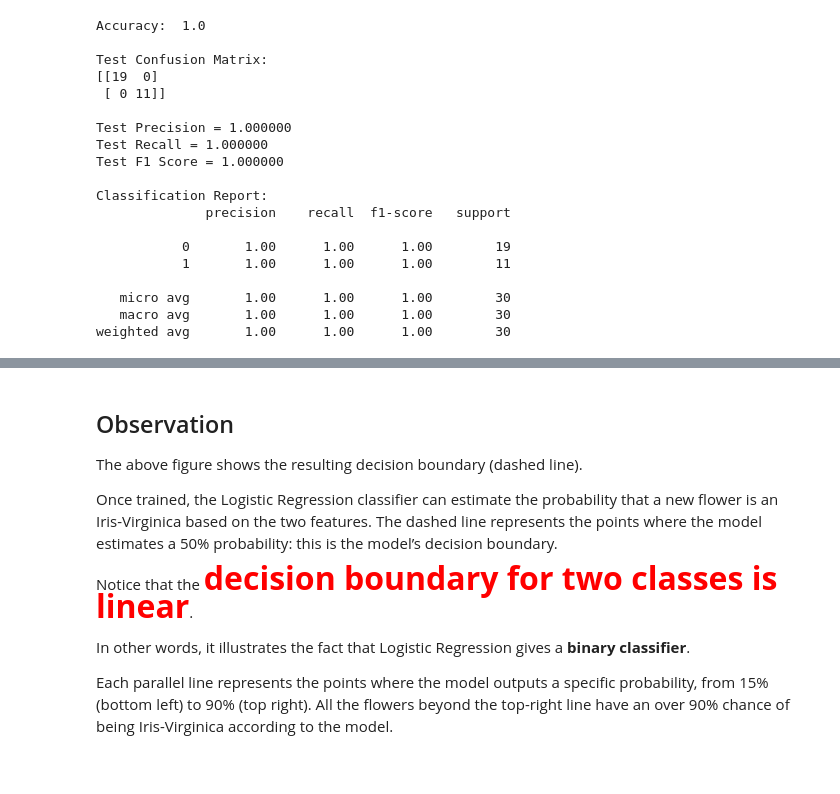
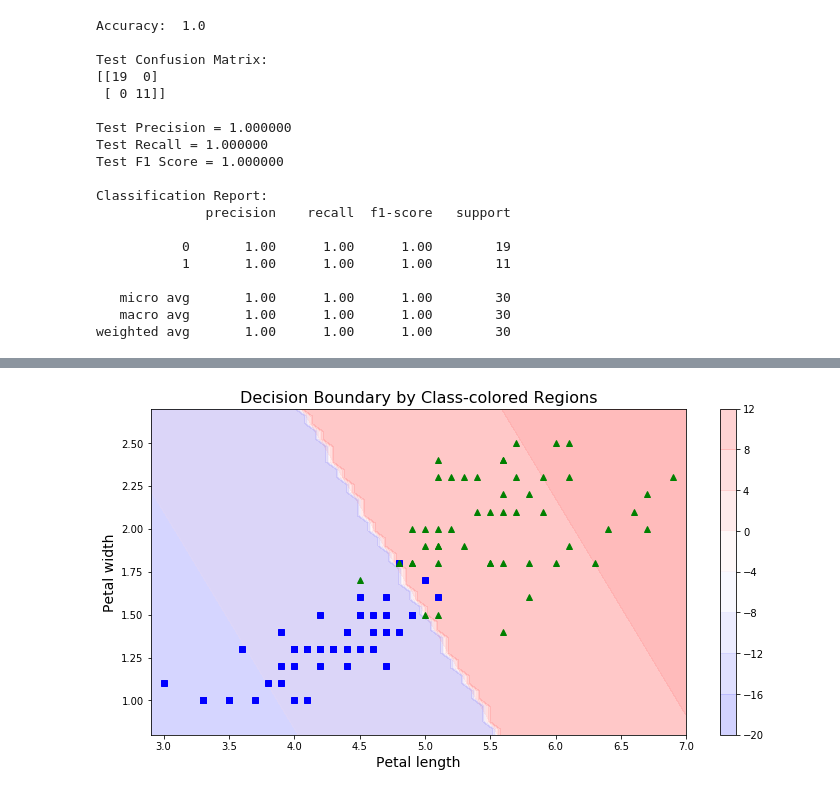
Before and after one commit to rhasanbd/Logistic-Regression-Comparative-Understanding, a Jupyter notebook: Logistic Regression-1-Binary Classification.ipynb, the cells around one changed output, grey strips where cells are left out. Saved outputs shown, nothing was run; the diff lists cells and outputs as text; code cells hidden in the pictures.

```diff
--- a/Logistic Regression-1-Binary Classification.ipynb
+++ b/Logistic Regression-1-Binary Classification.ipynb
@@ -232,12 +453,17 @@ plt.show()
-# %% [markdown]
-## Observation
-
-The above figure shows the resulting decision boundary (dashed line).
-
-Once trained, the Logistic Regression classifier can estimate the probability that a new flower is an Iris-Virginica based on the two features. The dashed line represents the points where the model estimates a 50% probability: this is the model’s decision boundary.
-
-Notice that the <strong><font color=red size=6>decision boundary for two classes is linear</font></strong>.
-
-In other words, it illustrates the fact that Logistic Regression gives a **binary classifier**.
-
-Each parallel line represents the points where the model outputs a specific probability, from 15% (bottom left) to 90% (top right). All the flowers beyond the top-right line have an over 90% chance of being Iris-Virginica according to the model.
+# %%
+plt.figure(figsize=(12, 6))
+
+decision_boundary_class_colored(lg_reg_clf, X, plotDistanceFromHyperplane=True)
+
+plt.plot(X[y==0, 0], X[y==0, 1], "bs")
+plt.plot(X[y==1, 0], X[y==1, 1], "g^")
+plt.xlabel("Petal length", fontsize=14)
+plt.ylabel("Petal width", fontsize=14)
+plt.title("Decision Boundary by Class-colored Regions", fontsize=16)
+plt.axis([2.9, 7, 0.8, 2.7])
+
+
+
+plt.show()
+# %% [output]
+[figure, added]
```
Also changed, not shown: parts of 17 cells of this notebook.
